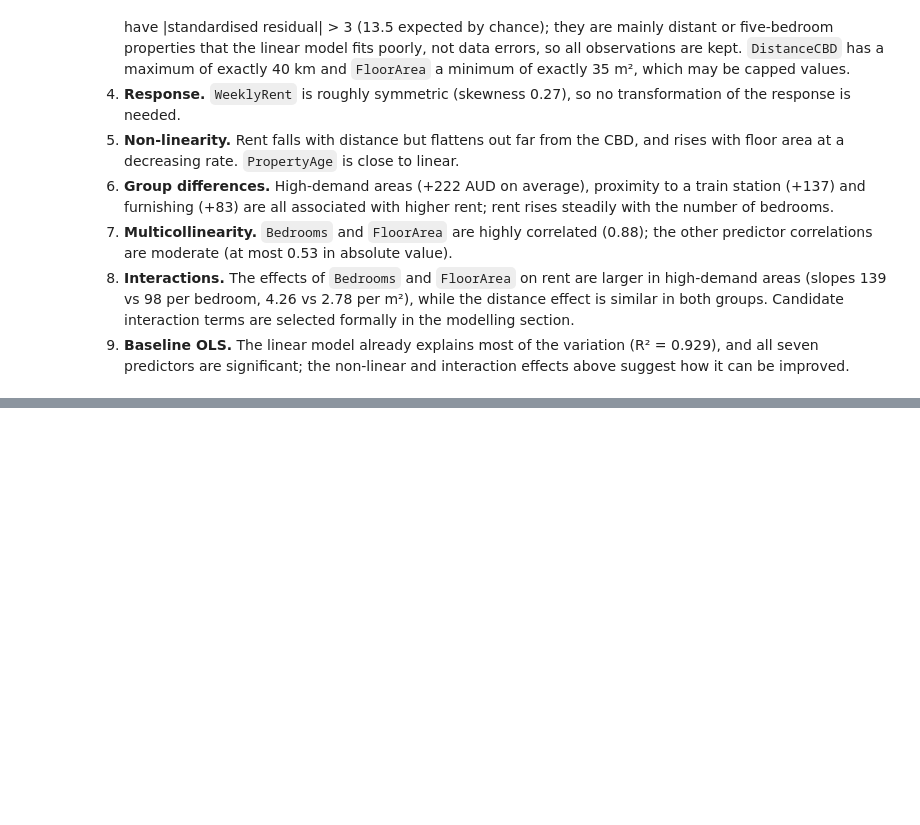
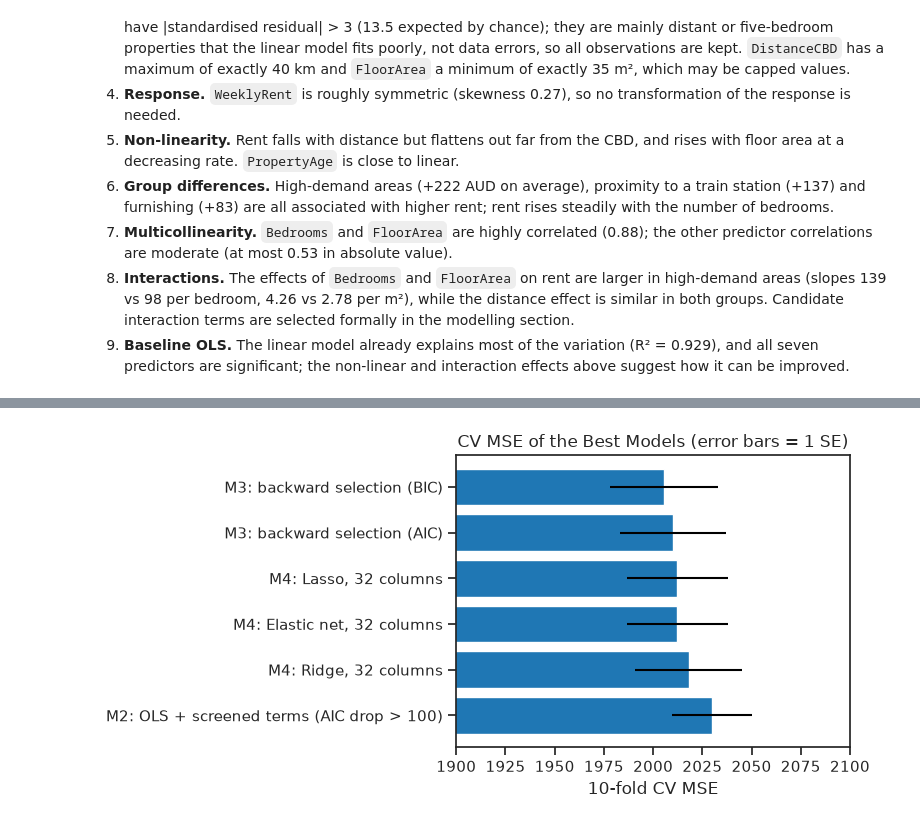
Before and after one commit to QingXueli/qbus2820, a Jupyter notebook: SID_Assignment1_implementation.ipynb, the cells around one changed output, grey strips where cells are left out. Saved outputs shown, nothing was run; the diff lists cells and outputs as text; code cells hidden in the pictures; blank space fills up the shorter version.

```diff
--- a/SID_Assignment1_implementation.ipynb
+++ b/SID_Assignment1_implementation.ipynb
@@ -491,0 +761,3 @@ curvature found above, rather than data errors, so all observations are kept.
+# %%
+comparison_table = pd.DataFrame(results).set_index('Model').sort_values('CV MSE')
+comparison_table.round(4)
@@ -491,0 +776,14 @@ curvature found above, rather than data errors, so all observations are kept.
+# %%
+# Models with a CV MSE close to the best one (excluding M0, M1 and KNN, whose errors are much larger)
+close = comparison_table[comparison_table['CV MSE'] < 2500]
+
+fig = plt.figure(figsize=(8, 4))
+plt.barh(close.index, close['CV MSE'], xerr = close['SE'], color = '#1F77B4')   # error bars = 1 SE
+plt.gca().invert_yaxis()                                                         # best model at the top
+plt.xlim(1900, 2100)
+plt.xlabel('10-fold CV MSE')
+plt.title('CV MSE of the Best Models (error bars = 1 SE)')
+plt.tight_layout()
+plt.show()
+# %% [output]
+[figure, added]
```
Also changed, not shown: parts of 24 cells of this notebook, 3 other files.
